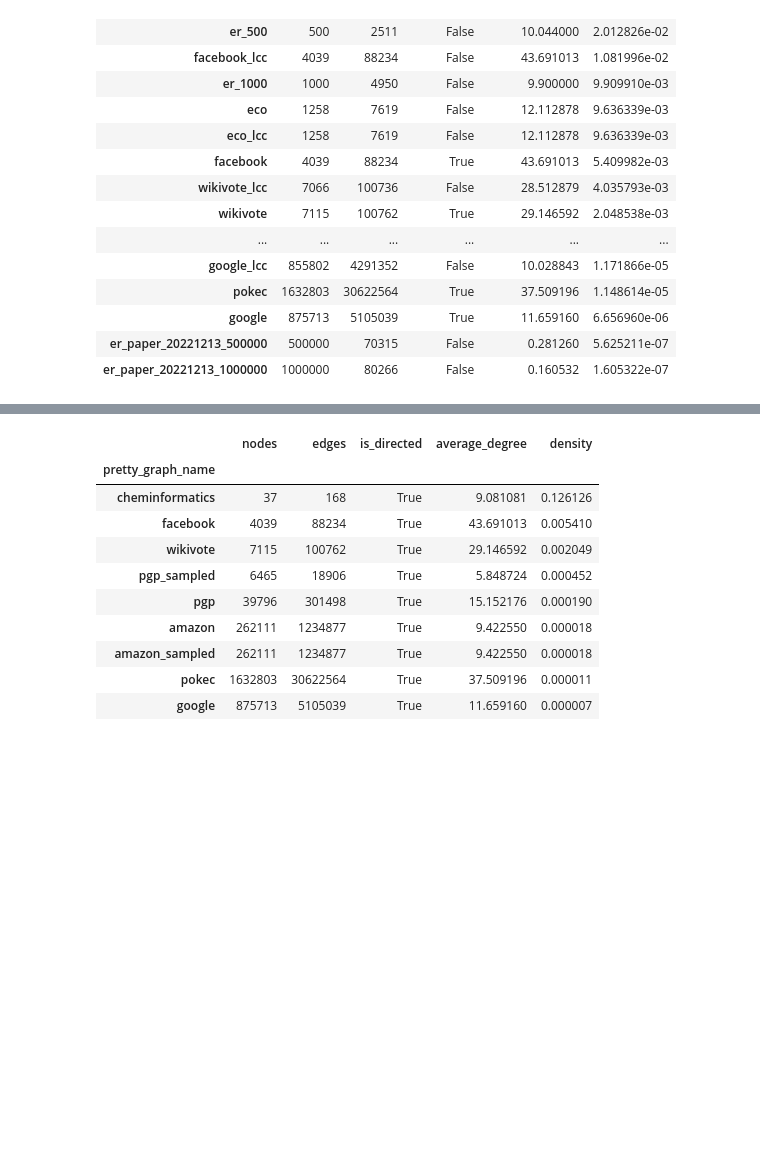
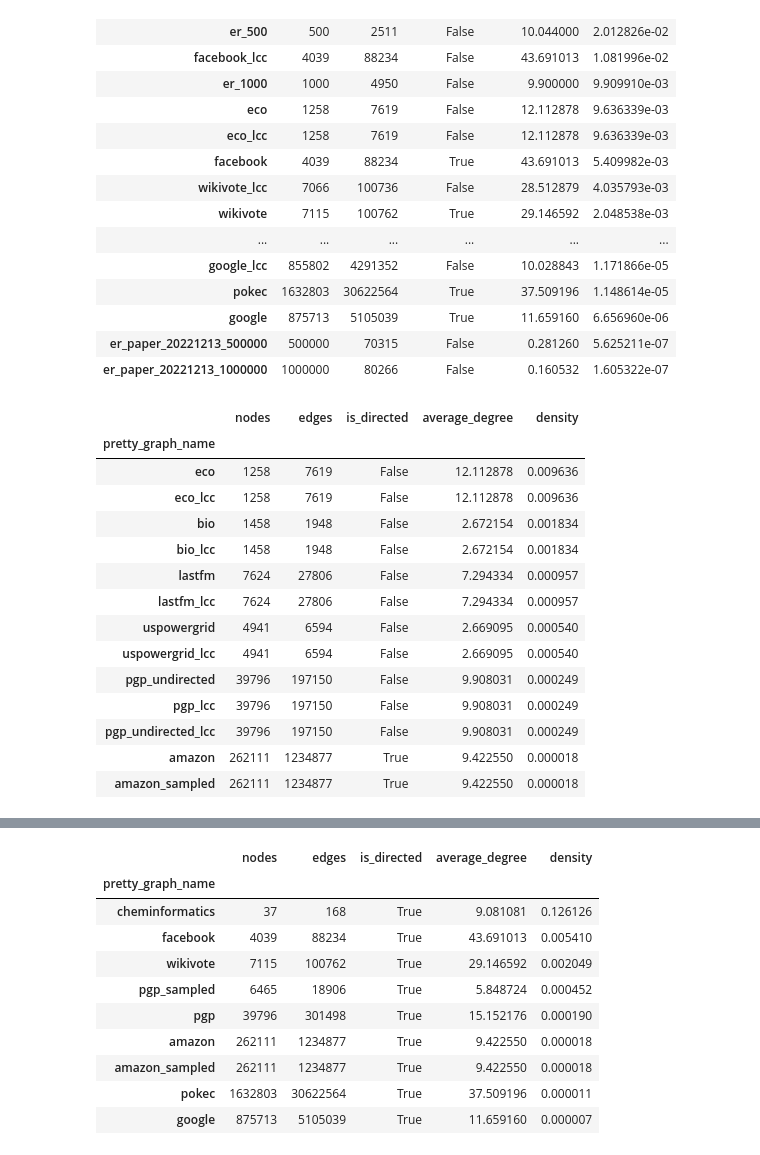
Before and after one commit to tddschn/easygraph-bench, a Jupyter notebook: explorations/graph_info_viz.ipynb, the cells around one changed output, grey strips where cells are left out. Cells and saved outputs as stored; diff of their text form; code cells hidden in the pictures; blank space fills up the shorter version.

```diff
--- a/explorations/graph_info_viz.ipynb
+++ b/explorations/graph_info_viz.ipynb
@@ -37,3 +37,22 @@ gi
 | google | 875713 | 5105039 | True | 11.659160 | 6.656960e-06 |
 | er_paper_20221213_500000 | 500000 | 70315 | False | 0.281260 | 5.625211e-07 |
 | er_paper_20221213_1000000 | 1000000 | 80266 | False | 0.160532 | 1.605322e-07 |
+# %%
+# show dupe rows in gi
+gi[gi.duplicated(keep=False)]
+# %% [output]
+|  | nodes | edges | is_directed | average_degree | density |
+| pretty_graph_name |  |  |  |  |  |
+| eco | 1258 | 7619 | False | 12.112878 | 0.009636 |
+| eco_lcc | 1258 | 7619 | False | 12.112878 | 0.009636 |
+| bio | 1458 | 1948 | False | 2.672154 | 0.001834 |
+| bio_lcc | 1458 | 1948 | False | 2.672154 | 0.001834 |
+| lastfm | 7624 | 27806 | False | 7.294334 | 0.000957 |
+| lastfm_lcc | 7624 | 27806 | False | 7.294334 | 0.000957 |
+| uspowergrid | 4941 | 6594 | False | 2.669095 | 0.000540 |
+| uspowergrid_lcc | 4941 | 6594 | False | 2.669095 | 0.000540 |
+| pgp_undirected | 39796 | 197150 | False | 9.908031 | 0.000249 |
+| pgp_lcc | 39796 | 197150 | False | 9.908031 | 0.000249 |
+| pgp_undirected_lcc | 39796 | 197150 | False | 9.908031 | 0.000249 |
+| amazon | 262111 | 1234877 | True | 9.422550 | 0.000018 |
+| amazon_sampled | 262111 | 1234877 | True | 9.422550 | 0.000018 |
```
Also changed, not shown: parts of 5 cells of this notebook, 3 other files.
